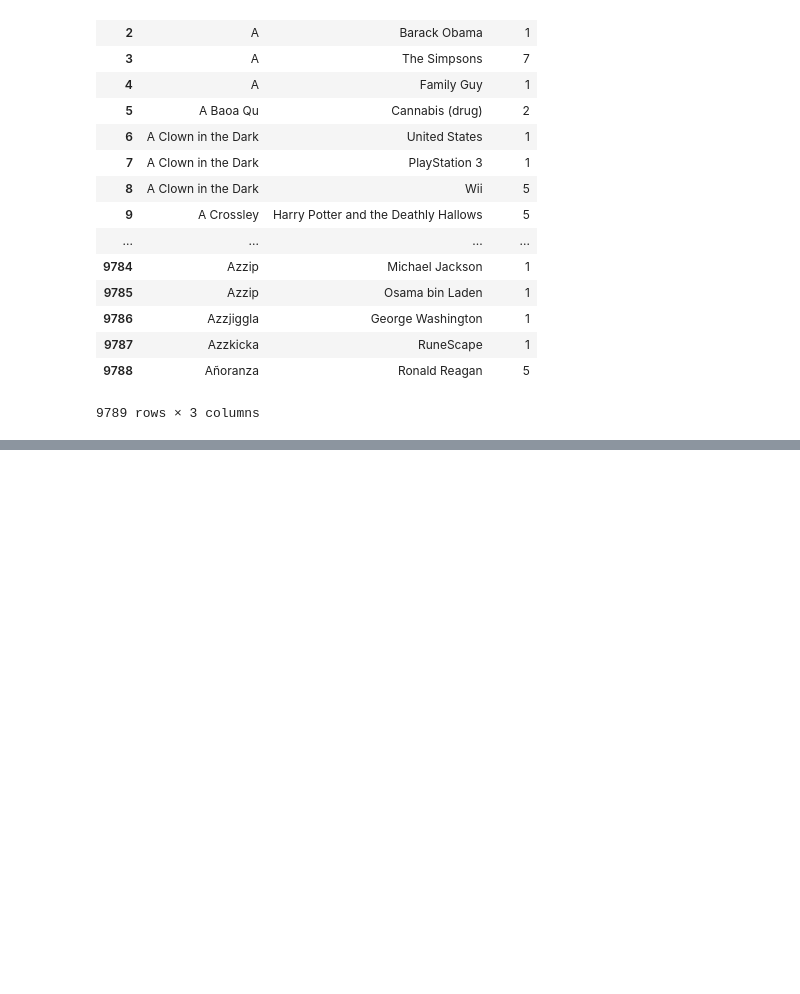
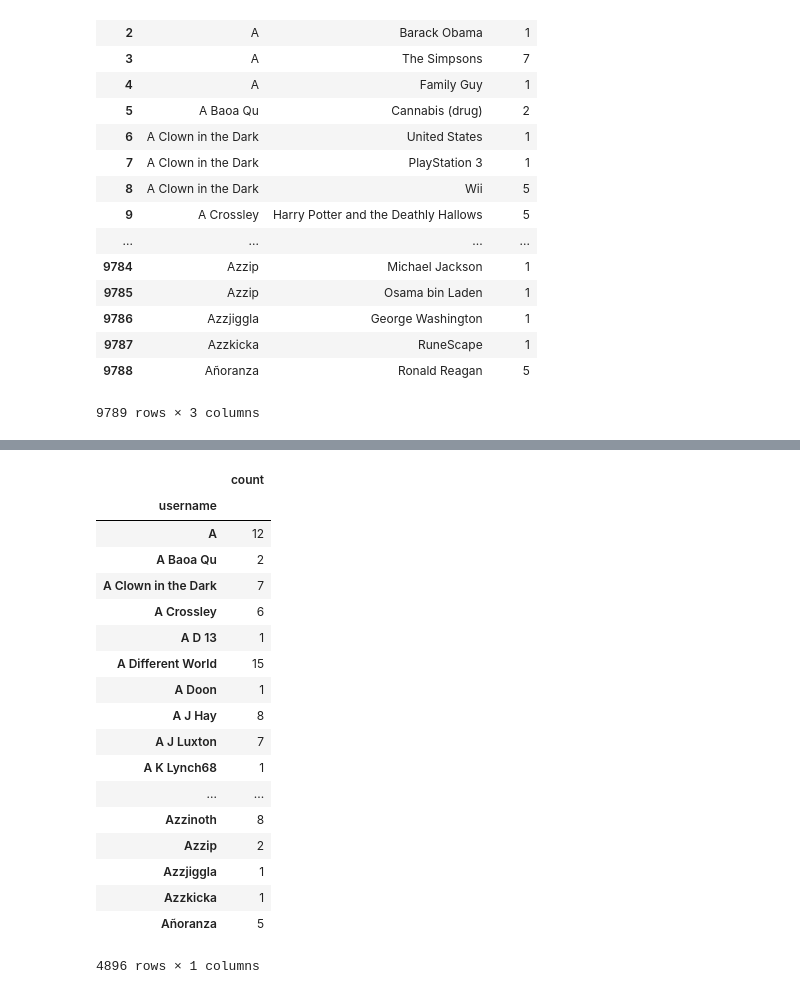
Before and after one commit to johnmhogan/DAT_20_Students, a Jupyter notebook: EVCinNYC/Project/Project.ipynb, the cells around one changed output, grey strips where cells are left out. Drawn from its saved outputs; the diff is of its cells as text; code cells hidden in the pictures; blank space fills up the shorter version.

```diff
--- a/EVCinNYC/Project/Project.ipynb
+++ b/EVCinNYC/Project/Project.ipynb
@@ -126,0 +145,29 @@ usersA_topic.groupby('topic').count()
+# %%
+#Maybe scoring each user by topic?
+#So need to create data as single line by user and then the categories as column heads?
+
+# INPUT: usersA_matrix.pivot(index="username", columns = 'topic', values = 'count')
+# OUTPUT: KeyError: 'username'   -- well 7665 rows x 1 column so can't do a pivot here - gotta go back and fix
+usersA_matrixB = usersA_topic.groupby(['username']).aggregate(sum)
+usersA_matrixB
+#but I want to see topic across the top - how to do that?
+# %% [output]
+|  | count |
+| username |  |
+| A | 12 |
+| A Baoa Qu | 2 |
+| A Clown in the Dark | 7 |
+| A Crossley | 6 |
+| A D 13 | 1 |
+| A Different World | 15 |
+| A Doon | 1 |
+| A J Hay | 8 |
+| A J Luxton | 7 |
+| A K Lynch68 | 1 |
+| ... | ... |
+| Azzinoth | 8 |
+| Azzip | 2 |
+| Azzjiggla | 1 |
+| Azzkicka | 1 |
+| Añoranza | 5 |
+4896 rows × 1 columns
```
Also changed, not shown: parts of 8 cells of this notebook, 41 other files.
